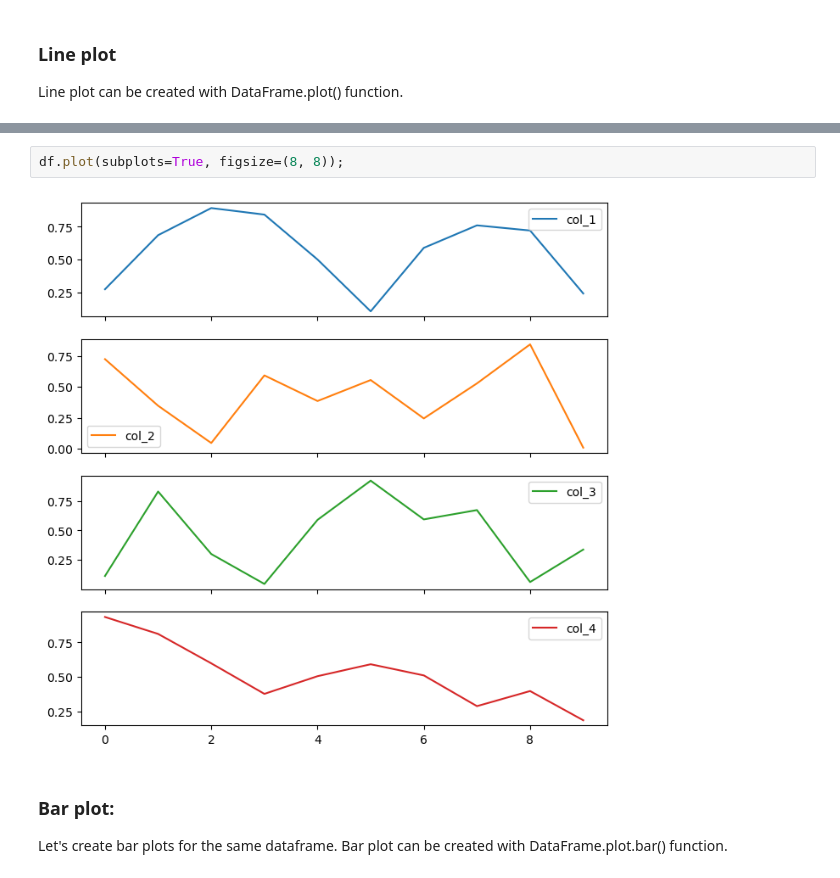
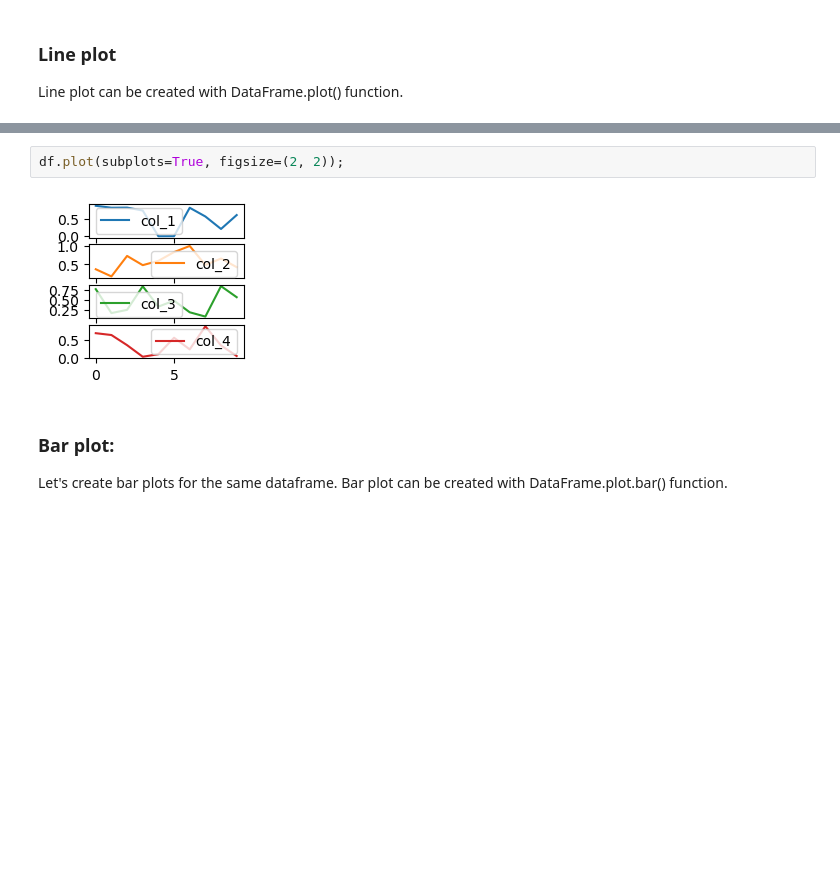
Before and after one commit to lennertamas/pandas, a Jupyter notebook: 16-Plots/16-plots.ipynb, the cells around one changed output, grey strips where cells are left out. Cells and saved outputs as stored; diff of their text form; blank space fills up the shorter version.

```diff
--- a/16-Plots/16-plots.ipynb
+++ b/16-Plots/16-plots.ipynb
@@ -35,7 +35,7 @@ df.plot()
 # %%
-df.plot(subplots=True, figsize=(8, 8));
+df.plot(subplots=True, figsize=(2, 2));
 # %% [output]
-[figure, old version]
+[figure, new version]
 # %% [markdown]
 ### Bar plot:
 Let's create bar plots for the same dataframe. Bar plot can be created with DataFrame.plot.bar() function.
```
Also changed, not shown: parts of 12 cells of this notebook, 6 other files.
